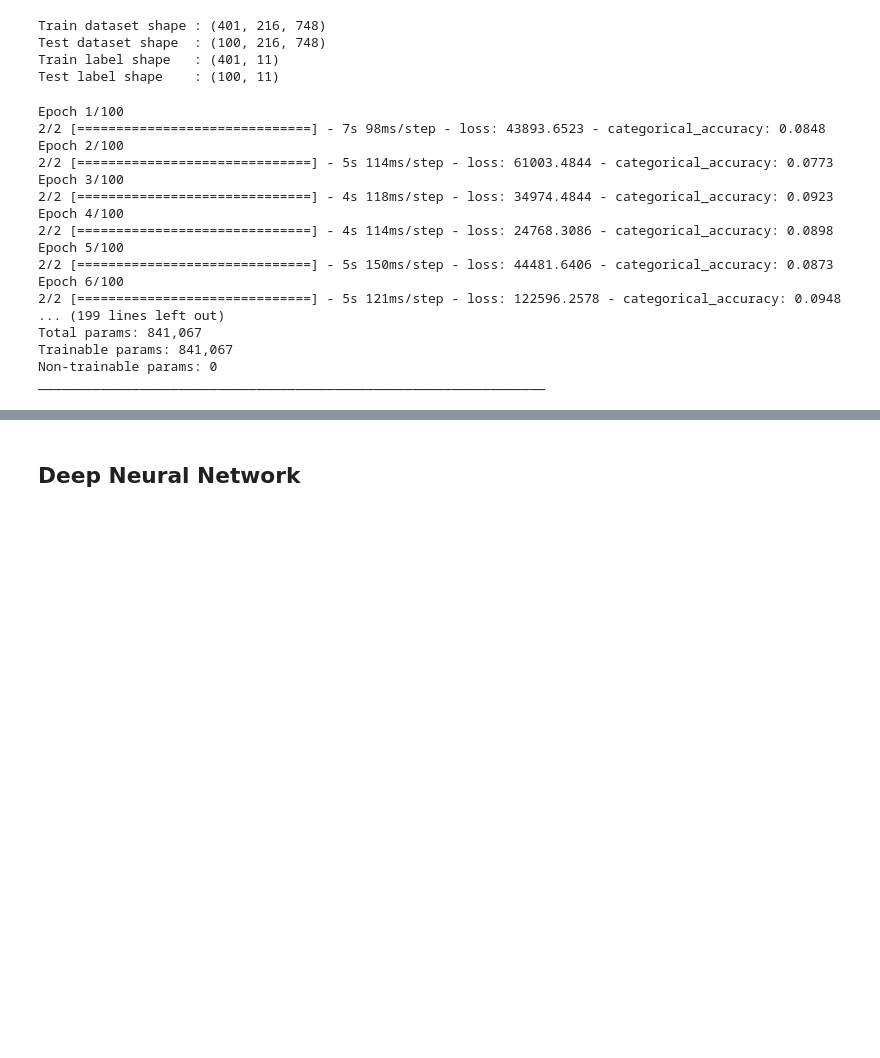
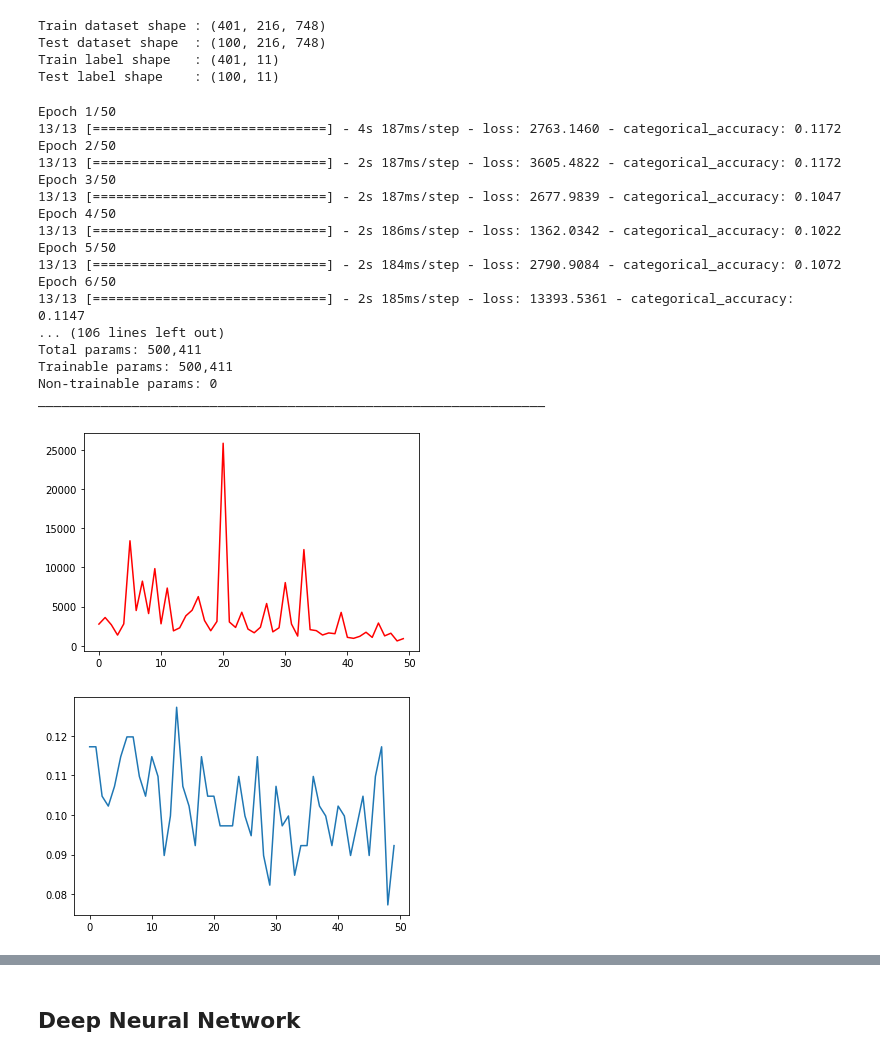
Before and after one commit to calvinwynne/gesture-estimator, a Jupyter notebook: datasetPreparation.ipynb, the cells around one changed output, grey strips where cells are left out. Cells and saved outputs as stored; diff of their text form; code cells hidden in the pictures; blank space fills up the shorter version.

```diff
--- a/datasetPreparation.ipynb
+++ b/datasetPreparation.ipynb
@@ -247,0 +241,10 @@ def train_test_split(shuffledDataset, train_test_ratio = 0.8, flatten_label=Fals
+# %%
+def train_wrapper(model, train, train_label, epochs, callbacks=[]):
+    start_timer = time.perf_counter()
+    history = model.fit(train, train_label, epochs=epochs, callbacks=callbacks)
+    print("Training time: {}".format(time.perf_counter() - start_timer))
+    fig, ax = plt.subplots(1)
+    fig2, ax2 = plt.subplots(1)
+    ax.plot(pd.DataFrame(history.history["loss"], columns=["loss"]), color="red")
+    ax2.plot(pd.DataFrame(history.history["categorical_accuracy"], columns=["categorical accuracy"]))
+    return model
@@ -260,36 +279,41 @@ Test label shape    : (100, 11)
 # %%
 from tensorflow.keras.models import Sequential
 from tensorflow.keras.layers import LSTM, Dense, Dropout
 from tensorflow.keras.callbacks import TensorBoard
 from tensorflow.keras.optimizers import Adam
 
 log_dir = os.path.join('Logs')
 tb_callback = TensorBoard(log_dir=log_dir)
 
 model = Sequential()
-model.add(LSTM(216, return_sequences=False, activation='LeakyReLU', input_shape=(216, 748)))
+model.add(LSTM(124, return_sequences=True, activation='LeakyReLU', input_shape=(216, 748)))
+model.add(LSTM(64, return_sequences=False, activation='LeakyReLU'))
+model.add(Dense(128, activation='LeakyReLU'))
+model.add(Dense(64, activation='LeakyReLU'))
 model.add(Dense(32, activation='LeakyReLU'))
 model.add(Dense(11, activation='softmax'))
 
-model.compile(optimizer=Adam(clipvalue=1.0, learning_rate=0.000000001), loss='categorical_crossentropy', metrics=['categorical_accuracy'])
-model.fit(train, train_label, epochs=100, batch_size=400, callbacks=[tb_callback])
+model.compile(optimizer=Adam(clipvalue=1.0, learning_rate=0.000001), loss='categorical_crossentropy', metrics=['categorical_accuracy'])
+model = train_wrapper(model, train, train_label, epochs=50, callbacks=[tb_callback])
 
 model.summary()
 # %% [output]
-Epoch 1/100
-2/2 [==============================] - 7s 98ms/step - loss: 43893.6523 - categorical_accuracy: 0.0848
-Epoch 2/100
-2/2 [==============================] - 5s 114ms/step - loss: 61003.4844 - categorical_accuracy: 0.0773
-Epoch 3/100
-2/2 [==============================] - 4s 118ms/step - loss: 34974.4844 - categorical_accuracy: 0.0923
-Epoch 4/100
-2/2 [==============================] - 4s 114ms/step - loss: 24768.3086 - categorical_accuracy: 0.0898
-Epoch 5/100
-2/2 [==============================] - 5s 150ms/step - loss: 44481.6406 - categorical_accuracy: 0.0873
-Epoch 6/100
-2/2 [==============================] - 5s 121ms/step - loss: 122596.2578 - categorical_accuracy: 0.0948
-... (199 lines left out)
-Total params: 841,067
-Trainable params: 841,067
+Epoch 1/50
+13/13 [==============================] - 4s 187ms/step - loss: 2763.1460 - categorical_accuracy: 0.1172
+Epoch 2/50
+13/13 [==============================] - 2s 187ms/step - loss: 3605.4822 - categorical_accuracy: 0.1172
+Epoch 3/50
+13/13 [==============================] - 2s 187ms/step - loss: 2677.9839 - categorical_accuracy: 0.1047
+Epoch 4/50
+13/13 [==============================] - 2s 186ms/step - loss: 1362.0342 - categorical_accuracy: 0.1022
+Epoch 5/50
+13/13 [==============================] - 2s 184ms/step - loss: 2790.9084 - categorical_accuracy: 0.1072
+Epoch 6/50
+13/13 [==============================] - 2s 185ms/step - loss: 13393.5361 - categorical_accuracy: 0.1147
+... (106 lines left out)
+Total params: 500,411
+Trainable params: 500,411
 Non-trainable params: 0
 _________________________________________________________________
+[figure, added]
+[figure, added]
```
Also changed, not shown: parts of 13 cells of this notebook, 52 other files.
